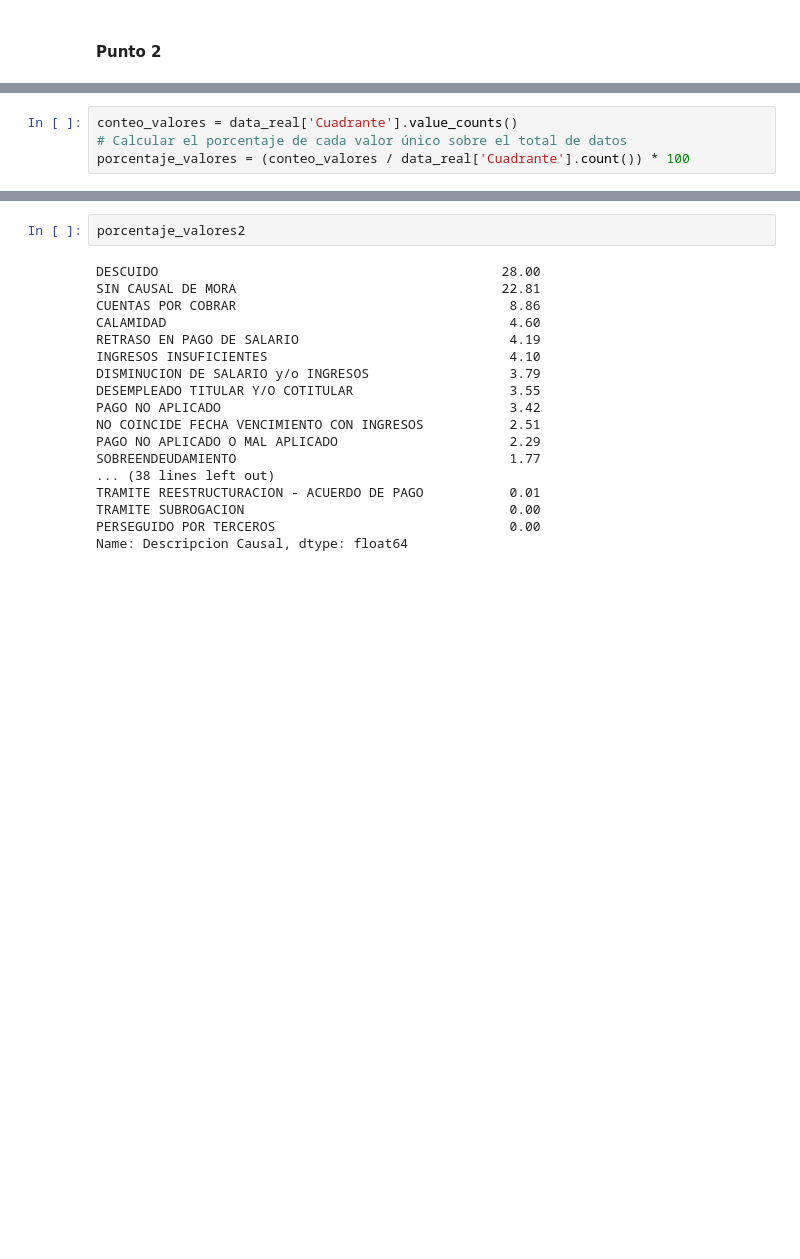
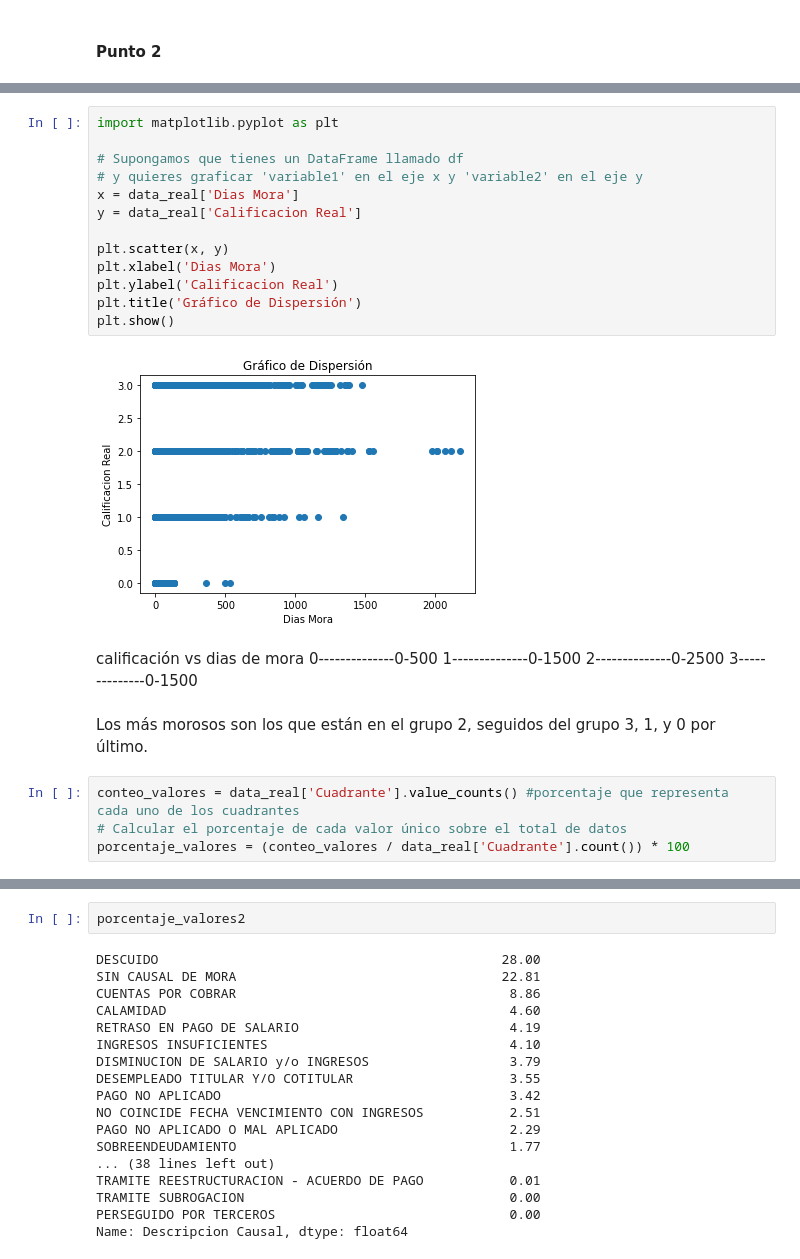
Before and after one commit to lucianarpo14/proyectoEAFIT, a Jupyter notebook: Proyecto1.ipynb, the cells around one changed output, grey strips where cells are left out. Cells and saved outputs as stored; diff of their text form; blank space fills up the shorter version.

```diff
--- a/Proyecto1.ipynb
+++ b/Proyecto1.ipynb
@@ -386,5 +534,28 @@ array(['TIENE VOLUNTAD Y TIENE CAPACIDAD REDUCIDA', 'SIN CUADRANTE',
+# %%
+import matplotlib.pyplot as plt
+
+# Supongamos que tienes un DataFrame llamado df
+# y quieres graficar 'variable1' en el eje x y 'variable2' en el eje y
+x = data_real['Dias Mora']
+y = data_real['Calificacion Real']
+
+plt.scatter(x, y)
+plt.xlabel('Dias Mora')
+plt.ylabel('Calificacion Real')
+plt.title('Gráfico de Dispersión')
+plt.show()
+# %% [output]
+[figure, added]
+# %% [markdown]
+calificación vs dias de mora
+0--------------0-500
+1--------------0-1500
+2--------------0-2500
+3--------------0-1500
+# %% [markdown]
+Los más morosos son los que están en el grupo 2, seguidos del grupo 3, 1, y 0 por último.
 # %%
-conteo_valores = data_real['Cuadrante'].value_counts()
+conteo_valores = data_real['Cuadrante'].value_counts() #porcentaje que representa cada uno de los cuadrantes
 # Calcular el porcentaje de cada valor único sobre el total de datos
 porcentaje_valores = (conteo_valores / data_real['Cuadrante'].count()) * 100
 # %%
```
Also changed, not shown: parts of 78 cells of this notebook.
